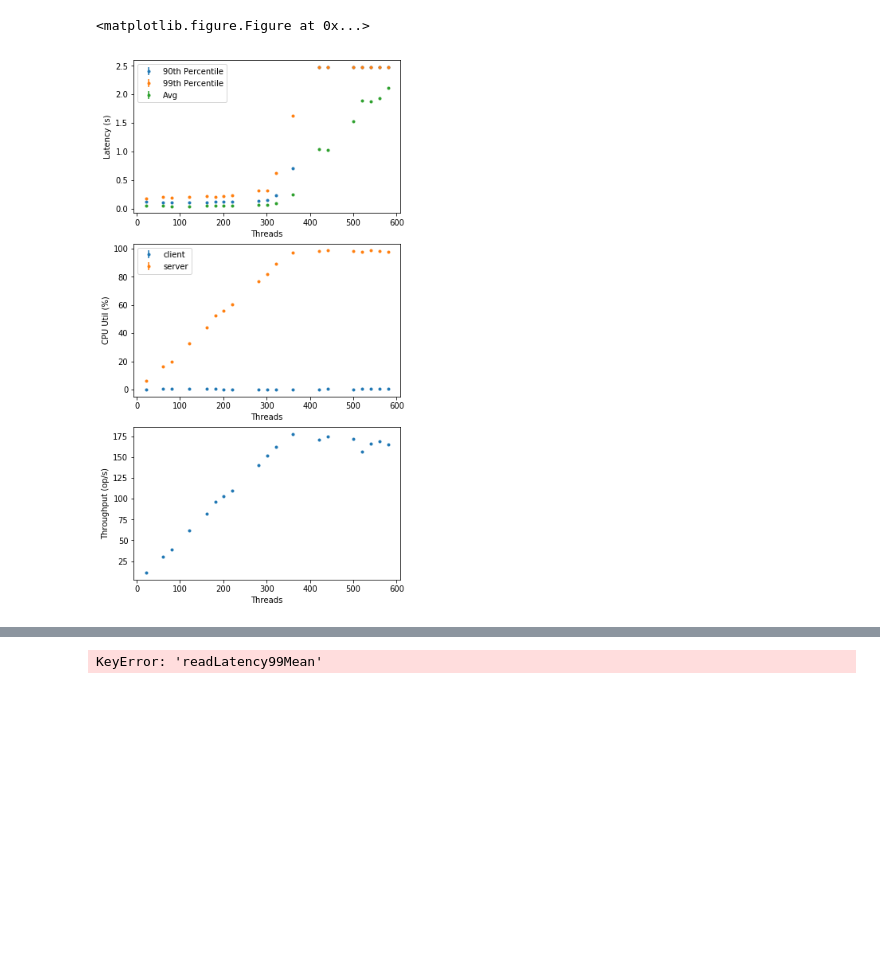
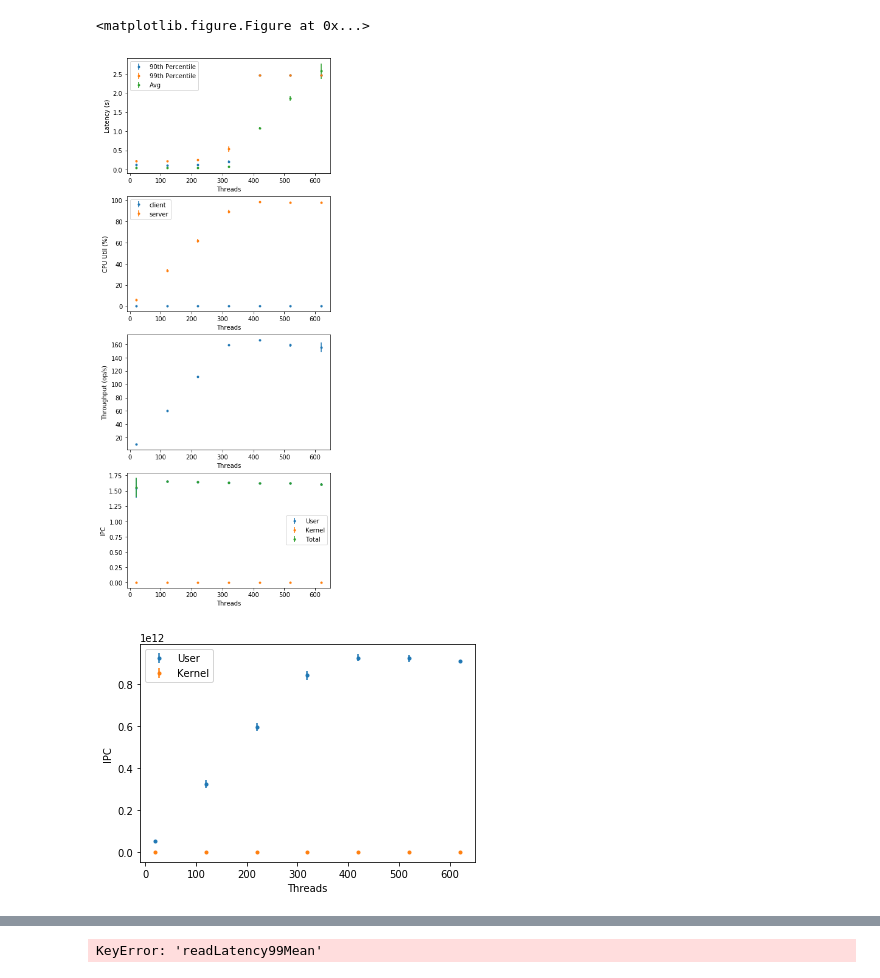
Before and after one commit to aansaarii/cloudsuite-tuning, a Jupyter notebook: web-search/dataReadAndPlot.ipynb, the cells around one changed output, grey strips where cells are left out. Saved outputs shown, nothing was run; the diff lists cells and outputs as text; code cells hidden in the pictures; blank space fills up the shorter version.

```diff
--- a/web-search/dataReadAndPlot.ipynb
+++ b/web-search/dataReadAndPlot.ipynb
@@ -233,5 +164,6 @@ bench1["CPUUtilServer"] = util_server
 # %%
-values = ["avg","p90th","p99th","totalOps","throughput","CPUUtilClient","CPUUtilServer"]
+
+values = ["avg","p90th","p99th","totalOps","throughput","CPUUtilClient","CPUUtilServer","instructionsU","instructionsK","cycles","ipcU","ipcK","ipcTotal"]
 benchStdMean = {}
 for value in values:
     benchStdMean[value] = []
@@ -258,53 +190,52 @@ for value in benchStdMean:
 # %%
 
 fig = plt.figure()
 (a,b) = fig.get_size_inches()
-plt.figure(figsize=(a, b*3))
+plt.figure(figsize=(a, b*4))
 
 
-plt.subplot(3,1,1)
+plt.subplot(4,1,1)
 plt.errorbar(sorted_op,benchStdMean["p90thMean"],yerr = benchStdMean["p90thStd"],label="90th Percentile",linestyle='None',marker=".")
 plt.errorbar(sorted_op,benchStdMean["p99thMean"],yerr = benchStdMean["p99thStd"],label="99th Percentile",linestyle='None',marker=".")
 plt.errorbar(sorted_op,benchStdMean["avgMean"],yerr = benchStdMean["avgStd"],label="Avg",linestyle='None',marker=".")
-# plt.plot(sorted_op,sorted_op*0+0.2,linestyle="")
-# plt.plot(operations[0:len(bench1["p99th"])],bench1["p99th"],label="Update Latency99",linestyle='None',marker=".")
-# plt.plot(operations[0:len(bench1["p99th"])],bench1["avg"],label="Update LatencyAvg",linestyle='None',marker=".")
+
 plt.xlabel("Threads")
 plt.ylabel("Latency (s)")
 plt.legend()
 
-
-# plt.subplot(4,1,2)
-# plt.errorbar(sorted_op,benchStdMean["readLatency95Mean"],yerr = benchStdMean["readLatency95Std"],label="Read Latency95",linestyle='None',marker=".")
-# plt.errorbar(sorted_op,benchStdMean["readLatency99Mean"],yerr = benchStdMean["readLatency99Std"],label="read Latency99",linestyle='None',marker=".")
-# plt.errorbar(sorted_op,benchStdMean["readLatencyAvgMean"],yerr = benchStdMean["readLatencyAvgStd"],label="read LatencyAvg",linestyle='None',marker=".")
-# plt.xlabel("Target (Operations/sec)")
-# plt.ylabel("Latency (ms)")
-# plt.legend()
-
-
-
-plt.subplot(3,1,3)
-plt.errorbar(sorted_op,benchStdMean["throughputMean"],yerr = benchStdMean["throughputStd"],label="Throughput",linestyle='None',marker=".")
-plt.xlabel("Threads")
-plt.ylabel("Throughput (op/s)")
-
-
-plt.subplot(3,1,2)
+plt.subplot(4,1,2)
 plt.errorbar(sorted_op,benchStdMean["CPUUtilClientMean"],yerr = benchStdMean["CPUUtilClientStd"],label="client",linestyle='None',marker=".")
 plt.errorbar(sorted_op,benchStdMean["CPUUtilServerMean"],yerr = benchStdMean["CPUUtilServerStd"],label="server",linestyle='None',marker=".")
 plt.legend()
 plt.xlabel("Threads")
 plt.ylabel("CPU Util (%)")
+
+
+plt.subplot(4,1,3)
+plt.errorbar(sorted_op,benchStdMean["throughputMean"],yerr = benchStdMean["throughputStd"],label="Throughput",linestyle='None',marker=".")
+plt.xlabel("Threads")
+plt.ylabel("Throughput (op/s)")
+
+plt.subplot(4,1,4)
+plt.errorbar(sorted_op,benchStdMean["ipcUMean"],yerr = benchStdMean["ipcUStd"],label="User",linestyle='None',marker=".")
+plt.errorbar(sorted_op,benchStdMean["ipcKMean"],yerr = benchStdMean["ipcKStd"],label="Kernel",linestyle='None',marker=".")
+plt.errorbar(sorted_op,benchStdMean["ipcTotalMean"],yerr = benchStdMean["ipcTotalStd"],label="Total",linestyle='None',marker=".")
+plt.legend()
+plt.xlabel("Threads")
+plt.ylabel("IPC")
+
 plt.savefig(outputfolder + ".png")
-plt.savefig("Web_search_result.png")
+# plt.savefig("Web_search_result.png")
 plt.show()
-
-# plt.figure(1)
-# plt.errorbar(sorted_op,benchStdMean["runTimeMean"],yerr = benchStdMean["runTimeStd"],linestyle='None',marker=".")
-# plt.xlabel("Target (op/s)")
-# plt.ylabel("Time (ms)")
-# plt.show()
+plt.figure(1)
+plt.errorbar(sorted_op,benchStdMean["instructionsUMean"],yerr = benchStdMean["instructionsUStd"],label="User",linestyle='None',marker=".")
+plt.errorbar(sorted_op,benchStdMean["instructionsKMean"],yerr = benchStdMean["instructionsKStd"],label="Kernel",linestyle='None',marker=".")
+# plt.errorbar(sorted_op,benchStdMean["ipcTotalMean"],yerr = benchStdMean["ipcTotalStd"],label="Total",linestyle='None',marker=".")
+plt.legend()
+plt.xlabel("Threads")
+plt.ylabel("IPC")
+plt.show()
 # %% [output]
 <matplotlib.figure.Figure at 0x...>
-[figure, old version]
+[figure, new version]
+[figure, added]
```
Also changed, not shown: parts of 7 cells of this notebook.
